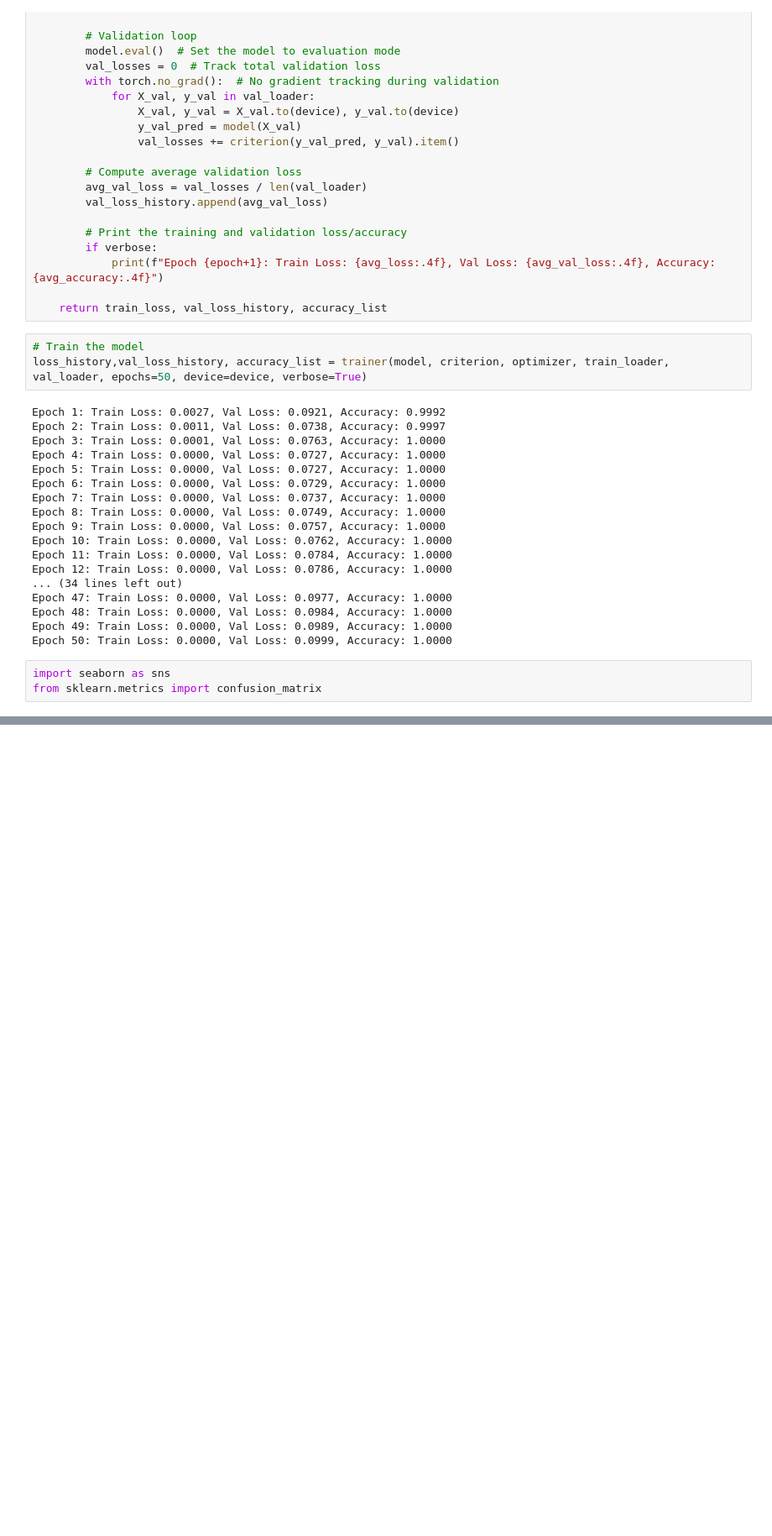
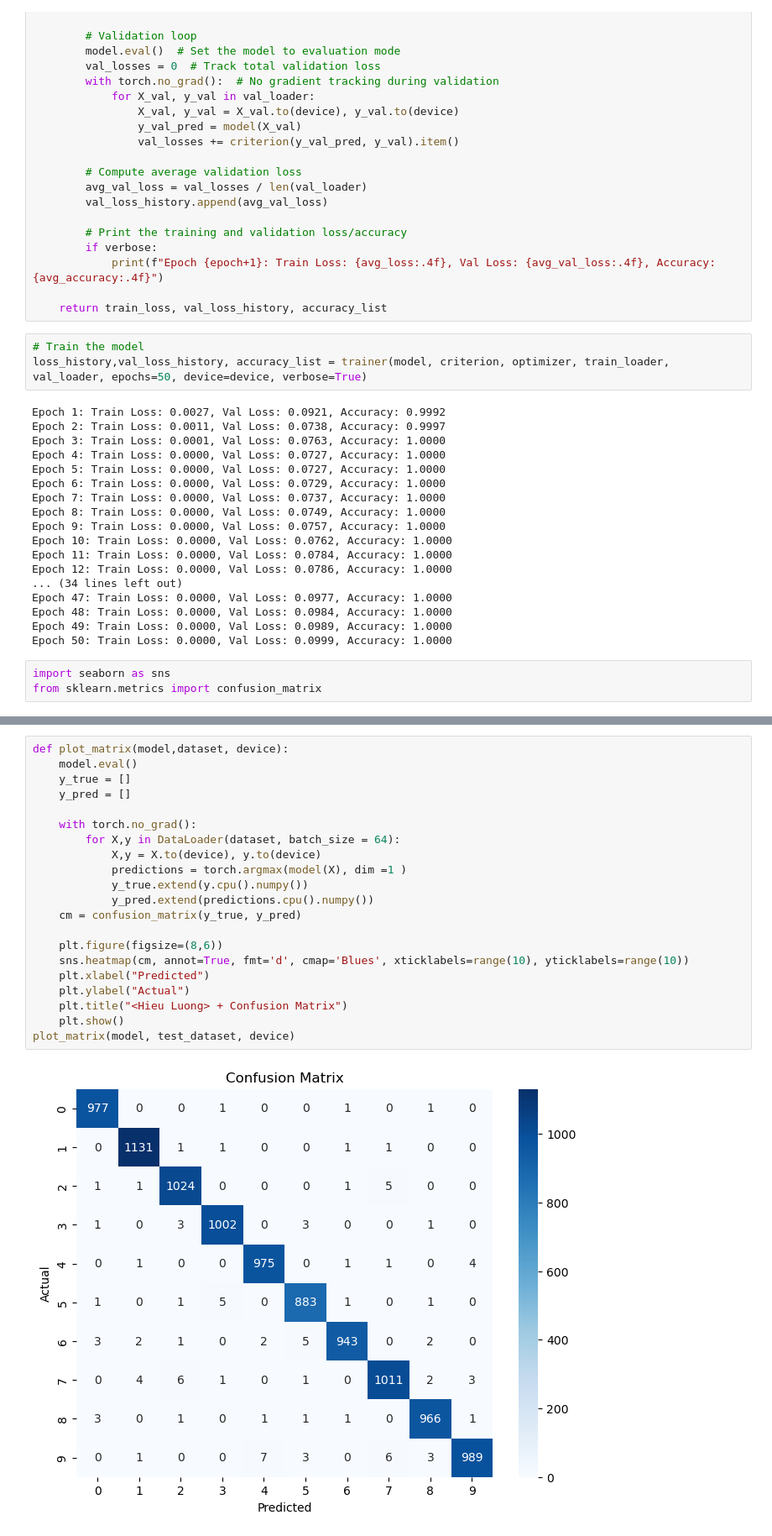
Before and after one commit to HoweyLuong/CS457_lab6, a Jupyter notebook: Hieu_Lab6.ipynb, the cells around one changed output, grey strips where cells are left out. Shown at 84% size. Drawn from its saved outputs; the diff is of its cells as text; blank space fills up the shorter version.

```diff
--- a/Hieu_Lab6.ipynb
+++ b/Hieu_Lab6.ipynb
@@ -295,0 +323,23 @@ plot_training_loss(loss_history)
+# %%
+def plot_matrix(model,dataset, device):
+    model.eval()
+    y_true = []
+    y_pred = []
+
+    with torch.no_grad():
+        for X,y in DataLoader(dataset, batch_size = 64):
+            X,y = X.to(device), y.to(device)
+            predictions = torch.argmax(model(X), dim =1 )
+            y_true.extend(y.cpu().numpy())
+            y_pred.extend(predictions.cpu().numpy())
+    cm = confusion_matrix(y_true, y_pred)
+
+    plt.figure(figsize=(8,6))
+    sns.heatmap(cm, annot=True, fmt='d', cmap='Blues', xticklabels=range(10), yticklabels=range(10))
+    plt.xlabel("Predicted")
+    plt.ylabel("Actual")
+    plt.title("<Hieu Luong> + Confusion Matrix")
+    plt.show()
+plot_matrix(model, test_dataset, device)
+# %% [output]
+[figure, added]
```
Also changed, not shown: parts of 3 cells of this notebook.
